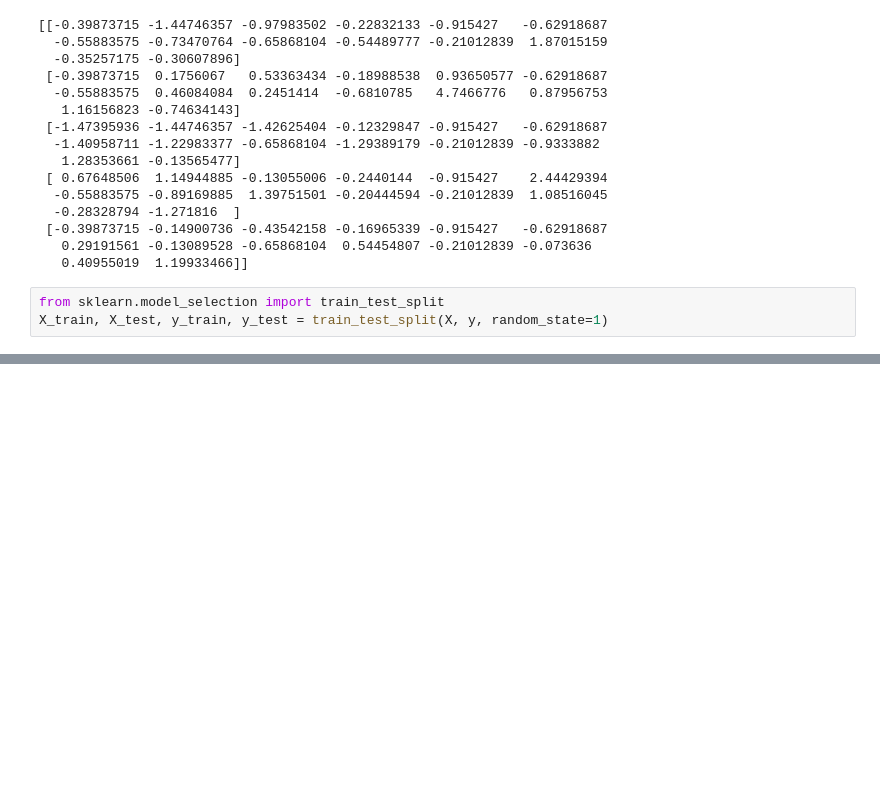
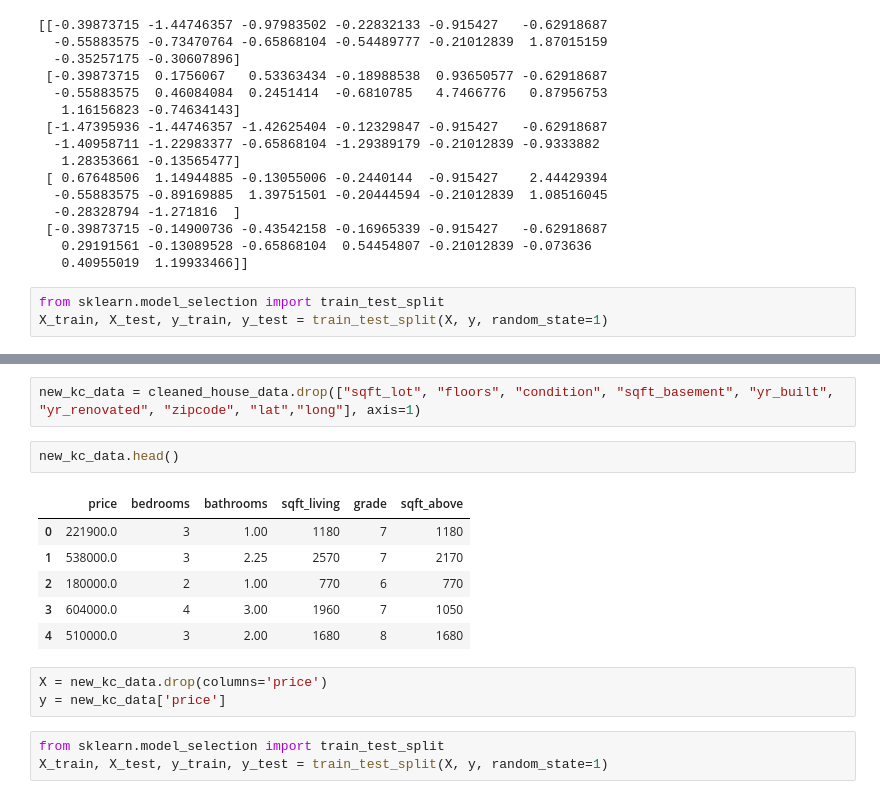
Before and after one commit to eric-blankinshp/Final-Project, a Jupyter notebook: Untitled1.ipynb, the cells around one changed output, grey strips where cells are left out. Drawn from its saved outputs; the diff is of its cells as text; blank space fills up the shorter version.

```diff
--- a/Untitled1.ipynb
+++ b/Untitled1.ipynb
@@ -182,0 +151,17 @@ classifier.fit(X_resampled, y_resampled)
+# %%
+new_kc_data = cleaned_house_data.drop(["sqft_lot", "floors", "condition", "sqft_basement", "yr_built", "yr_renovated", "zipcode", "lat","long"], axis=1)
+# %%
+new_kc_data.head()
+# %% [output]
+|  | price | bedrooms | bathrooms | sqft_living | grade | sqft_above |
+| 0 | 221900.0 | 3 | 1.00 | 1180 | 7 | 1180 |
+| 1 | 538000.0 | 3 | 2.25 | 2570 | 7 | 2170 |
+| 2 | 180000.0 | 2 | 1.00 | 770 | 6 | 770 |
+| 3 | 604000.0 | 4 | 3.00 | 1960 | 7 | 1050 |
+| 4 | 510000.0 | 3 | 2.00 | 1680 | 8 | 1680 |
+# %%
+X = new_kc_data.drop(columns='price')
+y = new_kc_data['price']
+# %%
+from sklearn.model_selection import train_test_split
+X_train, X_test, y_train, y_test = train_test_split(X, y, random_state=1)
```
Also changed, not shown: parts of 18 cells of this notebook.
